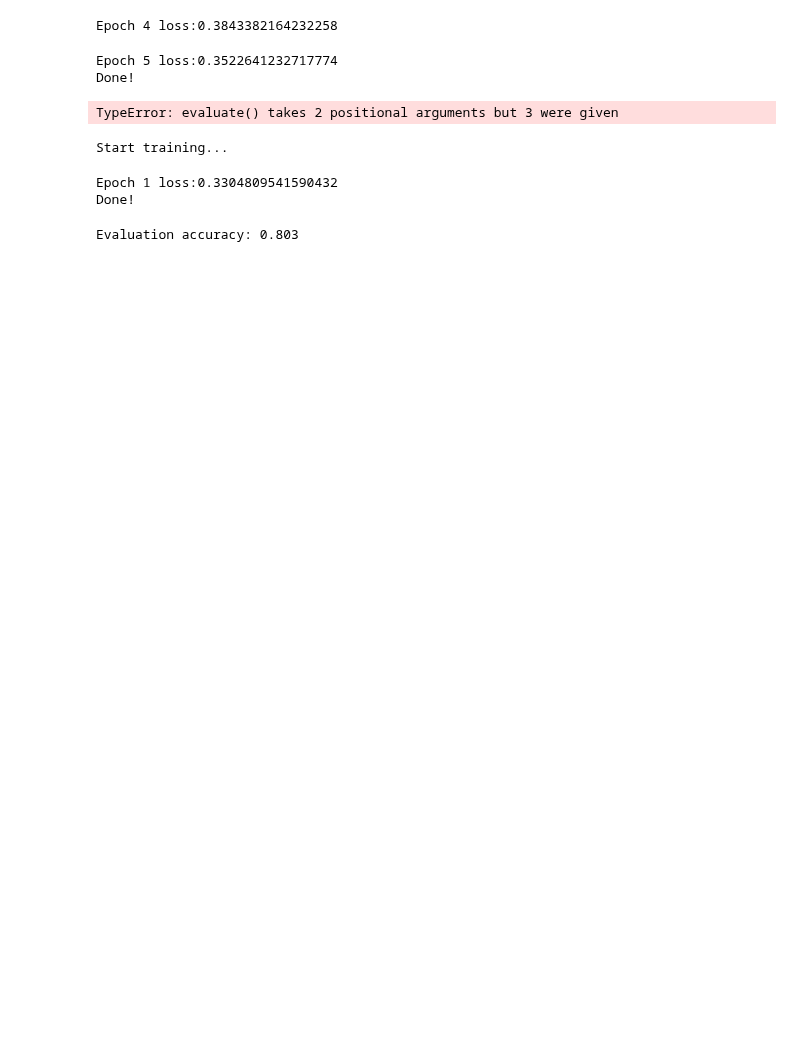
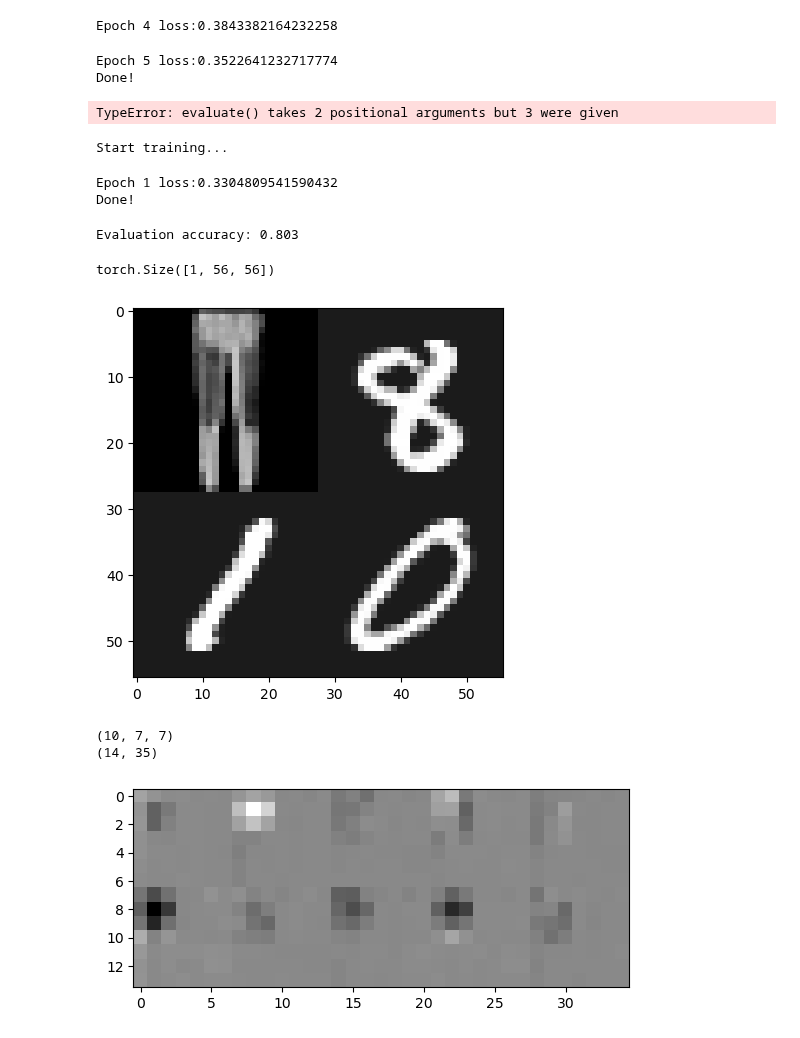
Before and after one commit to Javen-W/CSE803-Computer-Vision, a Jupyter notebook: HW5/HW5_Q2.ipynb, the cells around one changed output. Cells and saved outputs as stored; diff of their text form; code cells hidden in the pictures; blank space fills up the shorter version.

Commit message:
impl q2 visualization

```diff
--- a/HW5/HW5_Q2.ipynb
+++ b/HW5/HW5_Q2.ipynb
@@ -242,2 +241,48 @@ model.transfer()
 # %% [output]
 Evaluation accuracy: 0.803
+# %%
+"""
+Visualize.
+"""
+# TODO: Choose a correctly classified image and visualize it
+predloader = DataLoader(testset, batch_size=64, shuffle=False)
+model.eval() # Set the model to evaluation mode
+
+"""
+correct_img = None
+while correct_img is None:
+    batch, label = next(iter(predloader))
+    batch = batch.to(device)
+    label = label.to(device)
+    pred = model(batch)
+    correct_imgs = batch[torch.argmax(pred,dim=1) == label]
+    if len(correct_imgs):
+        correct_img = correct_imgs[0]
+"""
+
+batch, label = next(iter(predloader))
+batch = batch.to(device)
+label = label.to(device)
+
+correct_idx = 3
+correct_img = batch[correct_idx] # pre-calculated correct image
+print(correct_img.shape)
+plt.imshow(correct_img.squeeze(), cmap="gray")
+plt.show()
+
+activated_img = model.visualize(correct_img).detach().numpy()
+print(activated_img.shape)
+grid_img = np.zeros((14, 35))
+for i in range(2):
+    for j in range(5):
+        idx = (i * 5) + j
+        grid_img[i * 7: (i + 1) * 7, j * 7: (j + 1) * 7] = activated_img[idx, :, :]
+print(grid_img.shape)
+plt.imshow(grid_img, cmap="gray")
+plt.show()
+# %% [output]
+torch.Size([1, 56, 56])
+[figure, added]
+(10, 7, 7)
+(14, 35)
+[figure, added]
```
Also changed, not shown: parts of 2 cells of this notebook.
